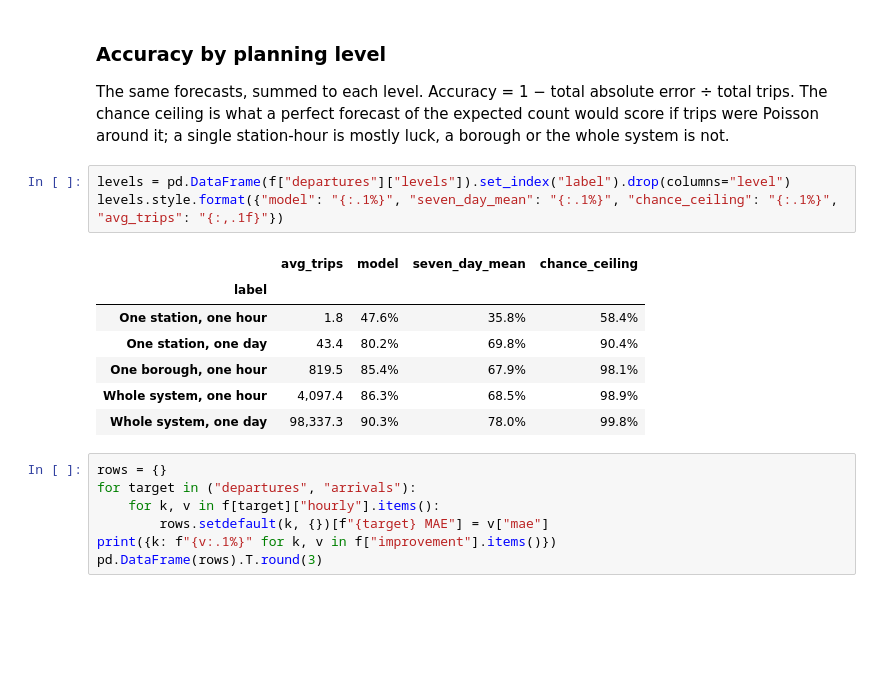
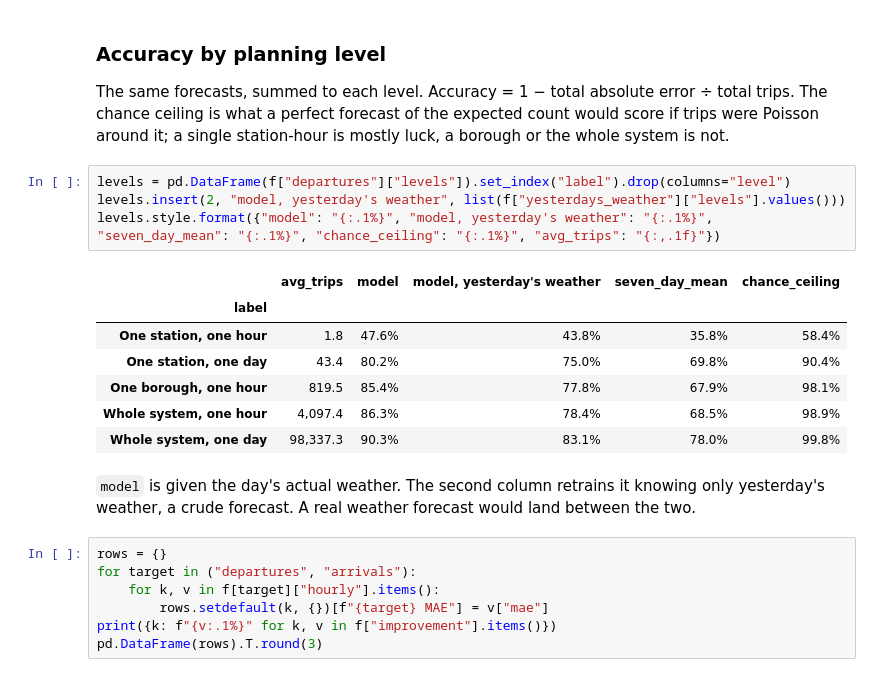
Before and after one commit to AncientAbacus/NYC-CitiBike-Analysis, a Jupyter notebook: CitiBike_2024.ipynb, the cells around one changed output. Drawn from its saved outputs; the diff is of its cells as text; blank space fills up the shorter version.

```diff
--- a/CitiBike_2024.ipynb
+++ b/CitiBike_2024.ipynb
@@ -219,15 +220,19 @@ The chance ceiling is what a perfect forecast of the expected count would score
 Poisson around it; a single station-hour is mostly luck, a borough or the whole system is not.
 # %%
 levels = pd.DataFrame(f["departures"]["levels"]).set_index("label").drop(columns="level")
-levels.style.format({"model": "{:.1%}", "seven_day_mean": "{:.1%}", "chance_ceiling": "{:.1%}", "avg_trips": "{:,.1f}"})
+levels.insert(2, "model, yesterday's weather", list(f["yesterdays_weather"]["levels"].values()))
+levels.style.format({"model": "{:.1%}", "model, yesterday's weather": "{:.1%}", "seven_day_mean": "{:.1%}", "chance_ceiling": "{:.1%}", "avg_trips": "{:,.1f}"})
 # %% [output]
-|  | avg_trips | model | seven_day_mean | chance_ceiling |
-| label |  |  |  |  |
-| One station, one hour | 1.8 | 47.6% | 35.8% | 58.4% |
-| One station, one day | 43.4 | 80.2% | 69.8% | 90.4% |
-| One borough, one hour | 819.5 | 85.4% | 67.9% | 98.1% |
-| Whole system, one hour | 4,097.4 | 86.3% | 68.5% | 98.9% |
-| Whole system, one day | 98,337.3 | 90.3% | 78.0% | 99.8% |
+|  | avg_trips | model | model, yesterday's weather | seven_day_mean | chance_ceiling |
+| label |  |  |  |  |  |
+| One station, one hour | 1.8 | 47.6% | 43.8% | 35.8% | 58.4% |
+| One station, one day | 43.4 | 80.2% | 75.0% | 69.8% | 90.4% |
+| One borough, one hour | 819.5 | 85.4% | 77.8% | 67.9% | 98.1% |
+| Whole system, one hour | 4,097.4 | 86.3% | 78.4% | 68.5% | 98.9% |
+| Whole system, one day | 98,337.3 | 90.3% | 83.1% | 78.0% | 99.8% |
+# %% [markdown]
+`model` is given the day's actual weather. The second column retrains it knowing only
+yesterday's weather, a crude forecast. A real weather forecast would land between the two.
 # %%
 rows = {}
 for target in ("departures", "arrivals"):
```
Also changed, not shown: parts of 1 cell of this notebook, 6 other files.
